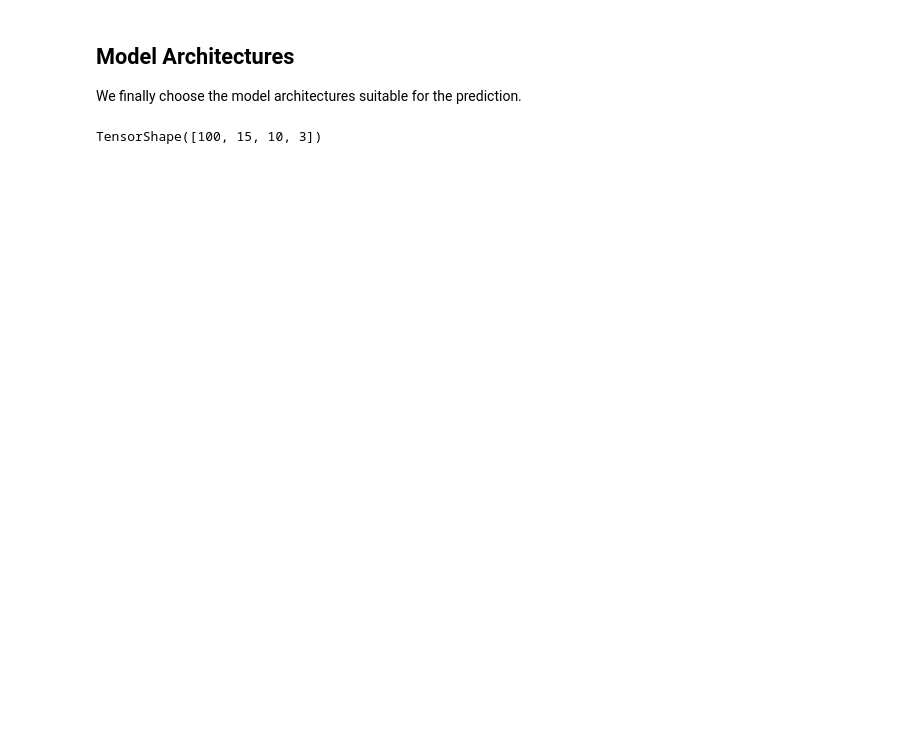
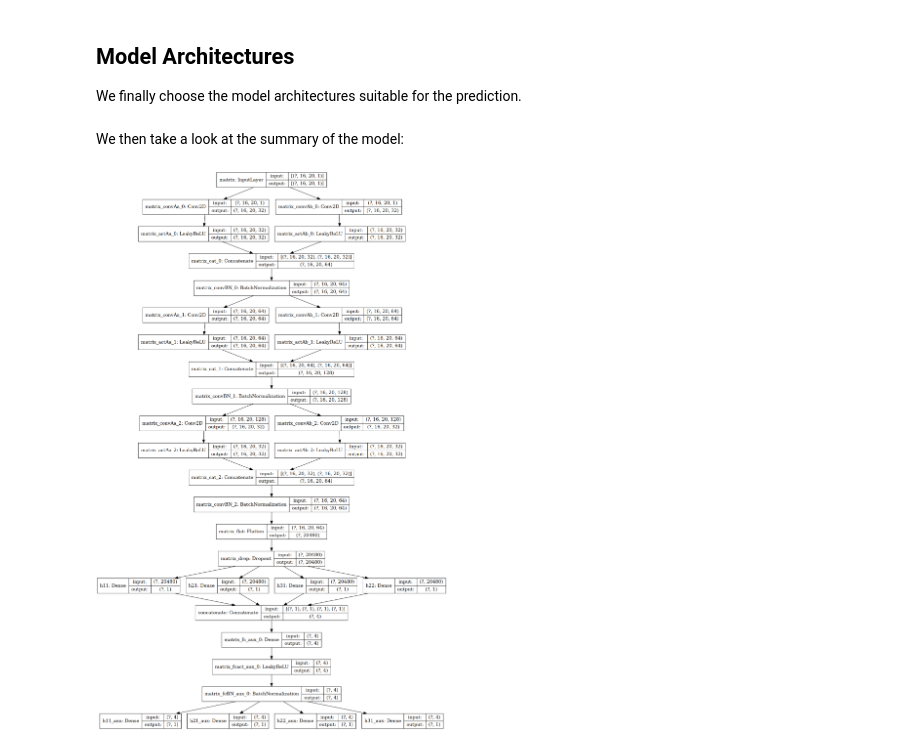
Before and after one commit to thesfinox/ml-cicy-4folds, a Jupyter notebook: 03_nn.ipynb, the cells around one changed output. Drawn from its saved outputs; the diff is of its cells as text; code cells hidden in the pictures; blank space fills up the shorter version.

Commit message:
Update to the NN models
Signed-off-by: Riccardo Finotello <riccardo.finotello@gmail.com>

```diff
--- a/03_nn.ipynb
+++ b/03_nn.ipynb
@@ -36,3 +71,9 @@ shape = df['matrix'].apply(lambda m: np.shape(m)).max()
+# %%
+old_shape = np.shape(X_train['matrix'])[1:]
+
+X_train['matrix'] = np.reshape(X_train['matrix'], (-1,) + old_shape + (1,))
+X_val['matrix']   = np.reshape(X_val['matrix'], (-1,) + old_shape + (1,))
+X_test['matrix']  = np.reshape(X_test['matrix'], (-1,) + old_shape + (1,))
 # %% [markdown]
 ## Model Architectures
 
@@ -42,4 +81,42 @@ A = tf.random.normal(shape=(100, 15, 10, 3))
-# %%
-BNormDrop(bnorm=True, dropout=0.1)(A).shape
-# %% [output]
-TensorShape([100, 15, 10, 3])
+# %%
+parameters = {'input_shape':         X_train['matrix'].shape[1:],
+              'name':                'matrix',
+              'learning_rate':       1.0e-3,
+              'output_names':        ['h11', 'h21', 'h31', 'h22'],
+              'output_size':         [1, 1, 1, 1],
+              'model_type':          'regression',
+              'inception_kernel':    'vertical',
+              'conv_1b1':            False,
+              'conv_layers':         [32, 64, 32],
+              'conv_alpha':          0.0,
+              'conv_class':          None,
+              'conv_single':         False,
+              'conv_red':            0,
+              'feat_map':            0,
+              'recurrent':           False,
+              'fc_layers':           [],
+              'fc_alpha':            0.0,
+              'dropout':             0.2,
+              'full_dropout':        0.0,
+              'batchnorm':           0.99,
+              'last_relu':           True,
+              'loss_weights':        [0.1, 0.2, 0.35, 0.35],
+              'l1_reg':              0.0,
+              'l2_reg':              0.0,
+              'auxiliary_fc':        [4],
+              'auxiliary_last_relu': False,
+              'auxiliary_suff':      'aux',
+              'output_layers':       True,
+              'random_state':        random_state
+             }
+
+with open(os.path.join(ctx.dat(), 'dnn_parameters_' + now + '.json'), 'w') as f:
+    json.dump(parameters, f)
+
+model = InceptionDNN(**parameters)
+# %% [markdown]
+We then take a look at the summary of the model:
+# %%
+keras.utils.plot_model(model, to_file=os.path.join(ctx.img(), 'inception_' + now + '.png'), show_shapes=True)
+# %% [output]
+[figure, added]
```
Also changed, not shown: parts of 11 cells of this notebook, 2 other files.
